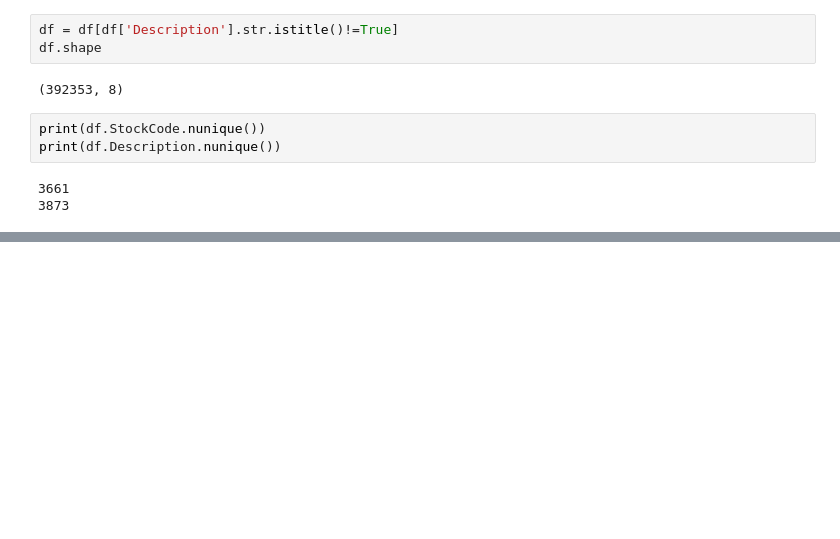
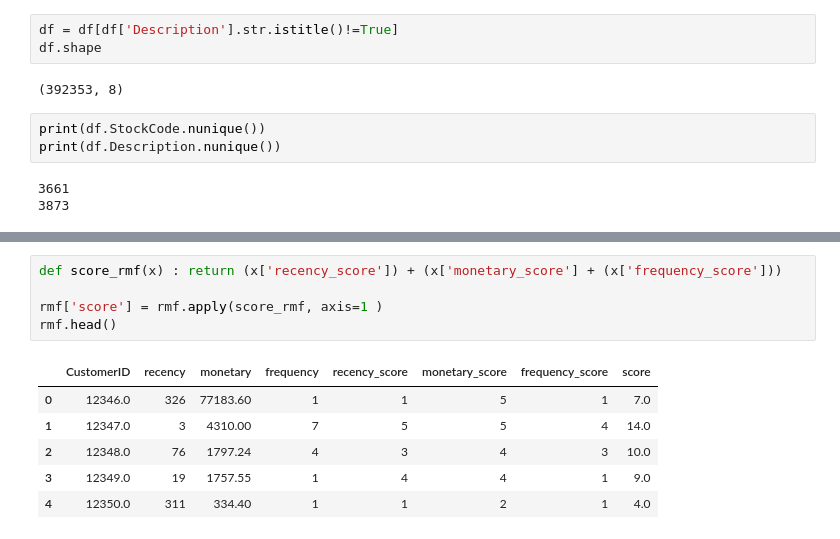
Before and after one commit to jjaskirat-ssingh/Customer-Segmentation, a Jupyter notebook: Customer Segmentation.ipynb, the cells around one changed output, grey strips where cells are left out. Saved outputs shown, nothing was run; the diff lists cells and outputs as text; blank space fills up the shorter version.

```diff
--- a/Customer Segmentation.ipynb
+++ b/Customer Segmentation.ipynb
@@ -581,0 +615,12 @@ rmf.describe()
+# %%
+def score_rmf(x) : return (x['recency_score']) + (x['monetary_score'] + (x['frequency_score']))
+
+rmf['score'] = rmf.apply(score_rmf, axis=1 )
+rmf.head()
+# %% [output]
+|  | CustomerID | recency | monetary | frequency | recency_score | monetary_score | frequency_score | score |
+| 0 | 12346.0 | 326 | 77183.60 | 1 | 1 | 5 | 1 | 7.0 |
+| 1 | 12347.0 | 3 | 4310.00 | 7 | 5 | 5 | 4 | 14.0 |
+| 2 | 12348.0 | 76 | 1797.24 | 4 | 3 | 4 | 3 | 10.0 |
+| 3 | 12349.0 | 19 | 1757.55 | 1 | 4 | 4 | 1 | 9.0 |
+| 4 | 12350.0 | 311 | 334.40 | 1 | 1 | 2 | 1 | 4.0 |
```
Also changed, not shown: parts of 61 cells of this notebook.
